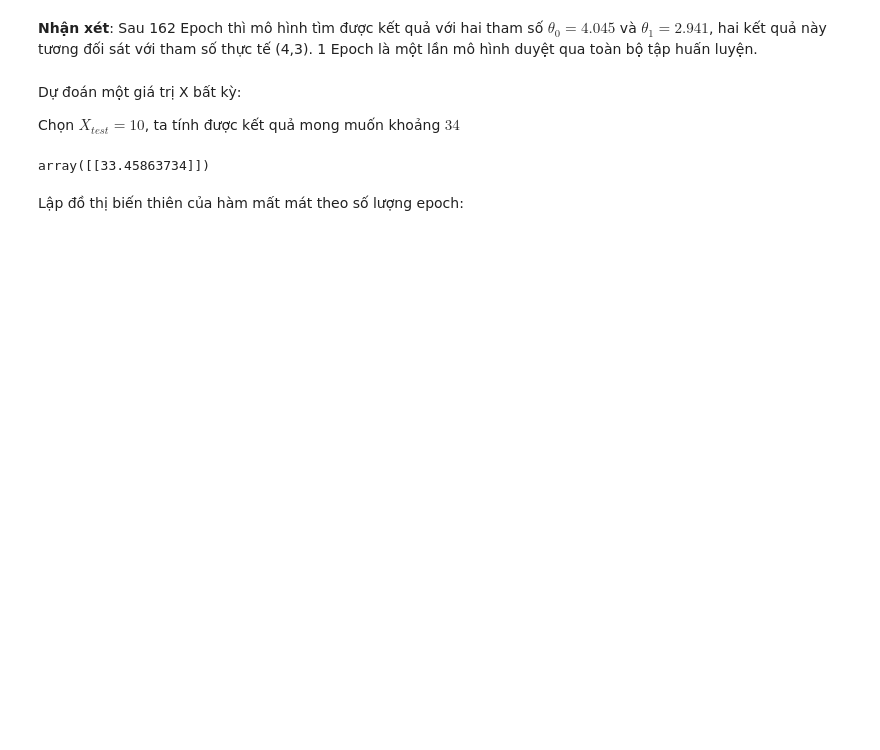
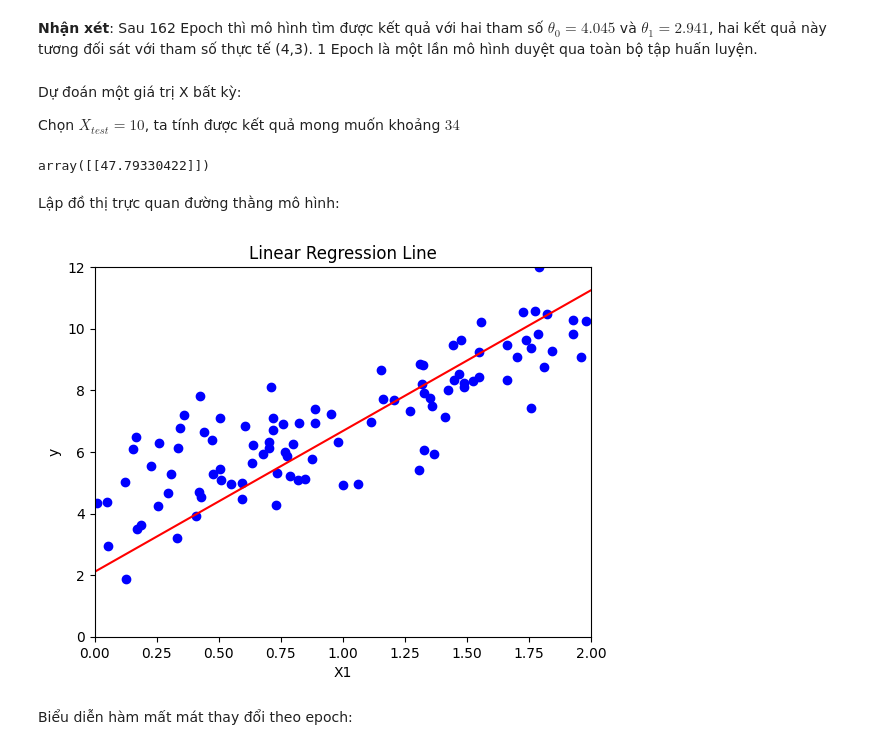
Before and after one commit to lovinh/linear-ml-model-from-scratch, a Jupyter notebook: LinearModelFromScratch.ipynb, the cells around one changed output. Cells and saved outputs as stored; diff of their text form; code cells hidden in the pictures; blank space fills up the shorter version.

```diff
--- a/LinearModelFromScratch.ipynb
+++ b/LinearModelFromScratch.ipynb
@@ -53,7 +53,7 @@ $$ \text{MSE}(\bold{\theta}) = \frac{1}{m}\sum^m_{i = 1}{(\bold{\theta}^T\cdot\b
 
 Sử dụng mô hình tự cài đặt để huấn luyện mô hình theo giải thuật Batch Gradient Descent
 # %%
-model = MyLinearRegression(eta = 0.1)
+model = MyLinearRegression(eta = 0.001, tol= 1e-7, save_loss_log=True)
 model.fit_with_BGD(X, y)
 model.coef
 # %% [output]
@@ -86,6 +86,21 @@ Chọn $X_{test} = 10$, ta tính được kết quả mong muốn khoảng $34$
 X_test = np.array([[10]])
 model.predict(X_test)
 # %% [output]
-array([[33.45863734]])
+array([[47.79330422]])
+# %% [markdown]
+Lập đồ thị trực quan đường thằng mô hình:
+# %%
+X_pred = np.linspace(0, 2, num=3000)
+y_pred = model.predict(X_pred)
+
+plt.plot(X, y, "ob")
+plt.plot(X_pred, y_pred.T, "r-")
+plt.title("Linear Regression Line")
+plt.axis((0, 2, 0, 12))
+plt.xlabel("X1")
+plt.ylabel("y")
+plt.show()
+# %% [output]
+[figure, added]
 # %% [markdown]
-Lập đồ thị biến thiên của hàm mất mát theo số lượng epoch:
+Biểu diễn hàm mất mát thay đổi theo epoch:
```
Also changed, not shown: parts of 4 cells of this notebook, 1 other file.
